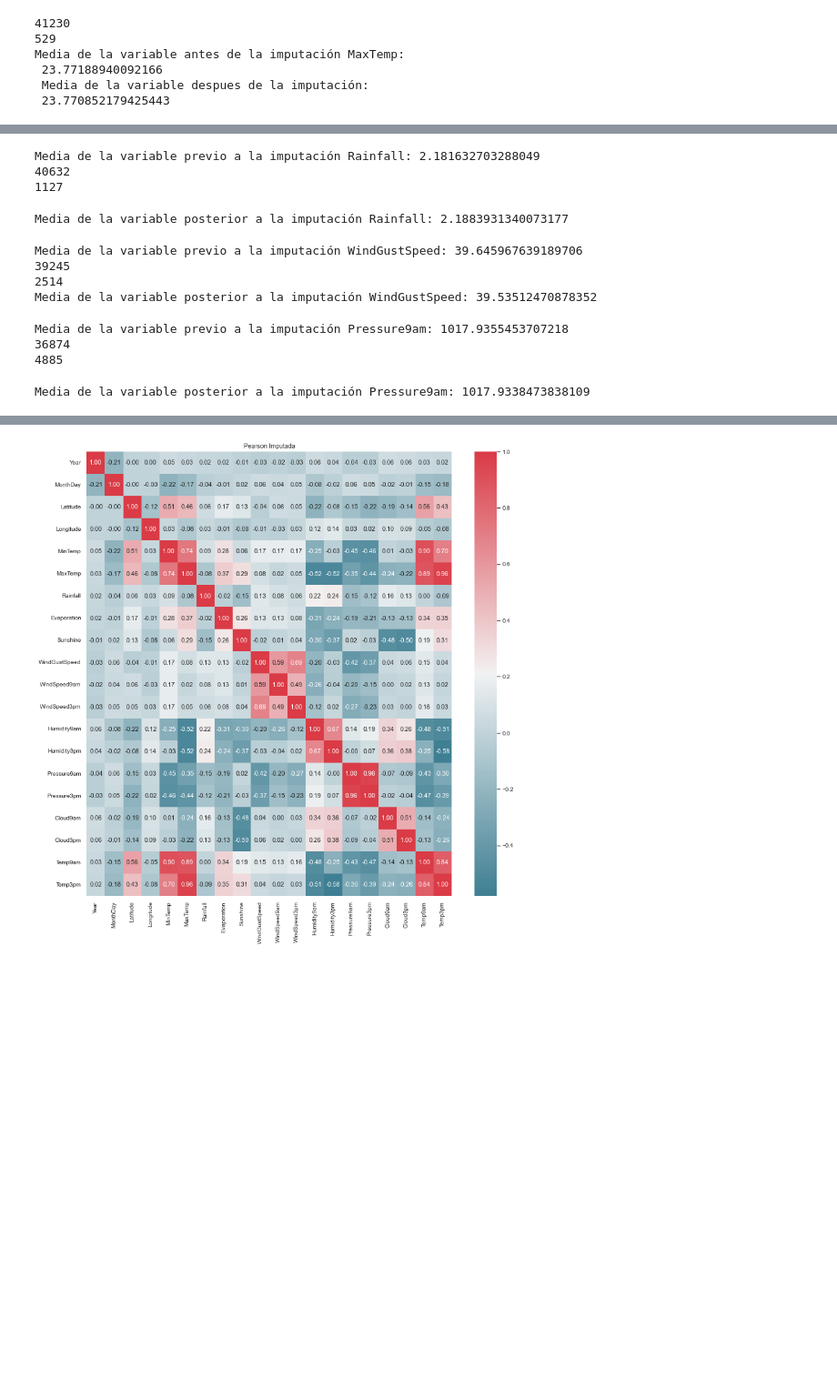
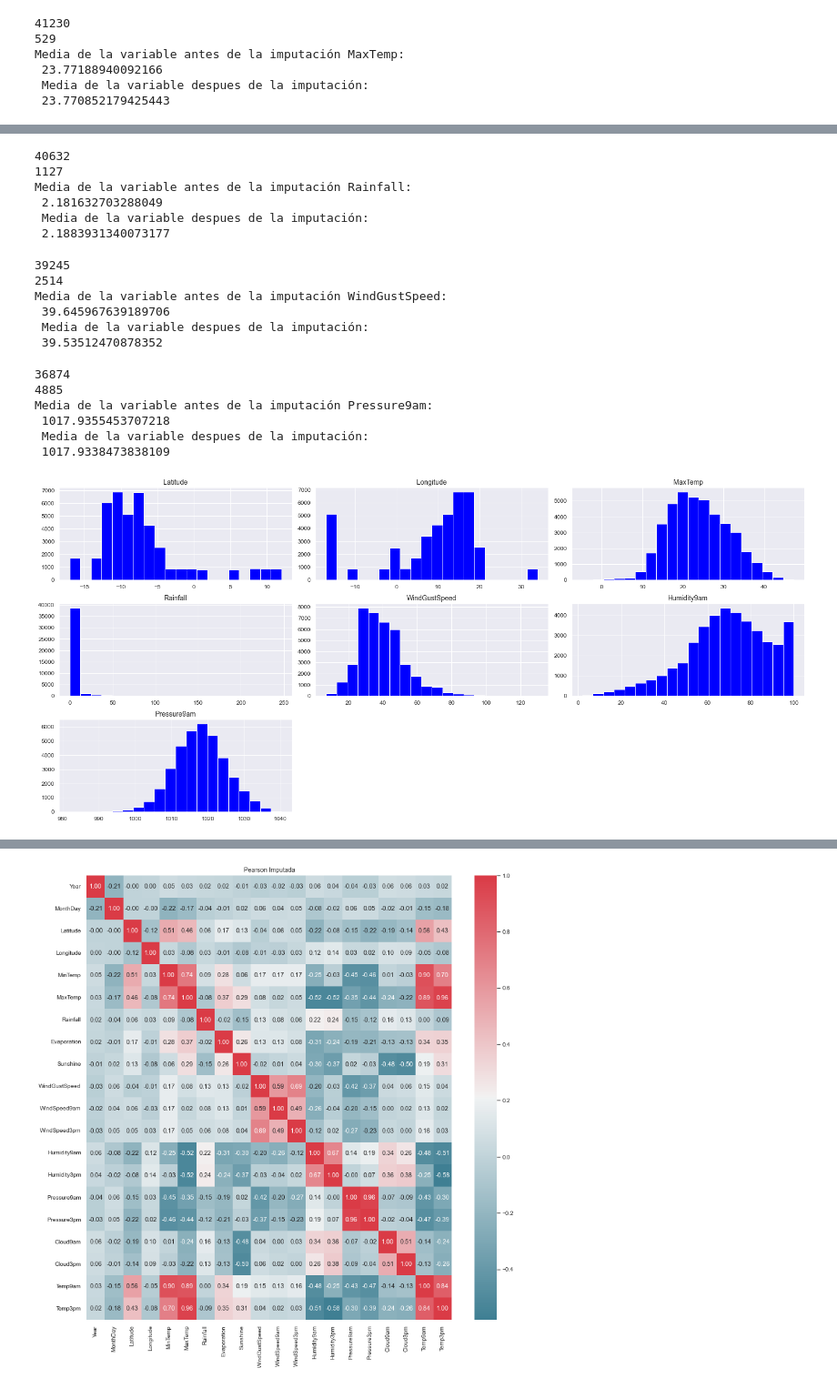
Before and after one commit to ezeguins/analisis_datos_TP, a Jupyter notebook: ColumnsStudy_oks.ipynb, the cells around one changed output, grey strips where cells are left out. Shown at 91% size. Cells and saved outputs as stored; diff of their text form; code cells hidden in the pictures; blank space fills up the shorter version.

```diff
--- a/ColumnsStudy_oks.ipynb
+++ b/ColumnsStudy_oks.ipynb
@@ -273,5 +287,10 @@ X_train_["WindGustDir_enc"]=enc.fit_transform(np.ravel(X_train_["WindGustDir"]))
 X_train_["WindDir9am_enc"]=enc.fit_transform(np.ravel(X_train_["WindDir9am"]))
 X_train_["WindDir3pm_enc"]=enc.fit_transform(np.ravel(X_train_["WindDir3pm"]))
 X_train_["Location_enc"]=enc.fit_transform(np.ravel(X_train_["Location"]))
-X_train=X_train_.drop(columns={"RainToday","WindGustDir","WindDir9am","WindDir3pm","Location"})
+
+# Creamos las coordenadas polares para la dirección del viento
+X_train_.loc[:,'WindDir_polar1'] = np.cos(2*np.pi * X_train_['WindGustDir_enc'] / 16)
+X_train_.loc[:,'WindDir_polar2'] = np.sin(2*np.pi * X_train_['WindGustDir_enc'] / 16)
+
+X_train=X_train_.drop(columns={'WindGustDir_enc',"RainToday","WindGustDir","WindDir9am","WindDir3pm","Location"})
 # %%
@@ -312,43 +329,41 @@ Media de la variable posterior a la imputación Humidity9am: 69.04036653414221
 # %%
 # se aplica mice a todas las columnas a imputar
 #'Rainfall'
+pd.set_option('mode.chained_assignment', None)
 col_to_impute = 'Rainfall'
-print('Media de la variable previo a la imputación {}: {}'.format(col_to_impute, np.mean(datasetIMP1[col_to_impute])))
 feature_cols = ["Cloud9am","Cloud3pm"]
-datasetIMP2 = TP.impute_column(datasetIMP1, col_to_impute, feature_cols)
-print('Media de la variable posterior a la imputación {}: {}'.format(col_to_impute, np.mean(datasetIMP2[col_to_impute])))
+datasetIMP=mice(X_train,col_to_impute,feature_cols)
 # %% [output]
-Media de la variable previo a la imputación Rainfall: 2.181632703288049
 40632
 1127
+Media de la variable antes de la imputación Rainfall:
+ 2.181632703288049
+ Media de la variable despues de la imputación:
+ 2.1883931340073177
-Media de la variable posterior a la imputación Rainfall: 2.1883931340073177
 # %%
-
 # se aplica mice a todas las columnas a imputar
 #direccion y velocidad de viento
-
 col_to_impute = 'WindGustSpeed'
-print('Media de la variable previo a la imputación {}: {}'.format(col_to_impute, np.mean(datasetIMP2[col_to_impute])))
 feature_cols = ['WindSpeed9am',"WindSpeed3pm"]
-datasetIMP3 = TP.impute_column(datasetIMP2, col_to_impute, feature_cols)
-print('Media de la variable posterior a la imputación {}: {}'.format(col_to_impute, np.mean(datasetIMP3[col_to_impute])))
+datasetIMP=mice(X_train,col_to_impute,feature_cols)
 # %% [output]
-Media de la variable previo a la imputación WindGustSpeed: 39.645967639189706
 39245
 2514
-Media de la variable posterior a la imputación WindGustSpeed: 39.53512470878352
+Media de la variable antes de la imputación WindGustSpeed:
+ 39.645967639189706
+ Media de la variable despues de la imputación:
+ 39.53512470878352
 # %%
 # se aplica mice a todas las columnas a imputar
 #Pressure9am
-
 col_to_impute = 'Pressure9am'
-print('Media de la variable previo a la imputación {}: {}'.format(col_to_impute, np.mean(datasetIMP3[col_to_impute])))
 feature_cols = ['Pressure3pm','Sunshine']
-X_train_imp = TP.impute_column(datasetIMP3, col_to_impute, feature_cols)
-print('Media de la variable posterior a la imputación {}: {}'.format(col_to_impute, np.mean(X_train_imp[col_to_impute])))
+datasetIMP=mice(X_train,col_to_impute,feature_cols)
 # %% [output]
-Media de la variable previo a la imputación Pressure9am: 1017.9355453707218
 36874
 4885
+Media de la variable antes de la imputación Pressure9am:
+ 1017.9355453707218
+ Media de la variable despues de la imputación:
+ 1017.9338473838109
-Media de la variable posterior a la imputación Pressure9am: 1017.9338473838109
 # %%
@@ -359,2 +374,14 @@ X_train_imp_cat=pd.DataFrame(X_train_imp, columns = ["RainToday_enc","Location_e
 X_train_imp_num=X_train_imp_num.drop(columns={"index"})
 X_train_num=X_train_num.drop(columns={"index"})
+# %%
+# Visualizamos la distribución de cada columna
+def display_distributions(dataset):
+    fig = dataset.hist(xlabelsize=12, ylabelsize=12,figsize=(22,10), color='blue', bins=20)
+    [x.title.set_size(14) for x in fig.ravel()]
+    plt.tight_layout()
+    plt.show()
+# %%
+display_distributions(X_train_num.drop(columns={"Year","MonthDay","Temp9am","Temp3pm","MinTemp",
+"Evaporation","Sunshine","WindSpeed9am","WindSpeed3pm","Cloud9am","Cloud3pm","Pressure3pm","Humidity3pm"}))
+# %% [output]
+[figure, added]
```
Also changed, not shown: parts of 12 cells of this notebook.
